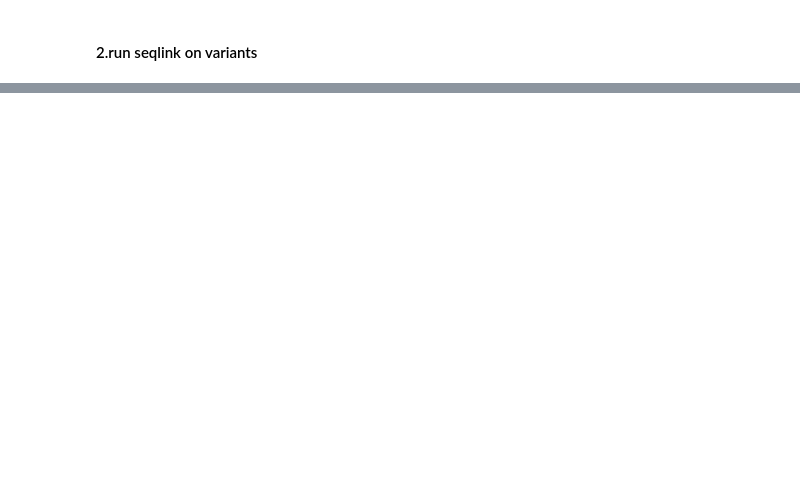
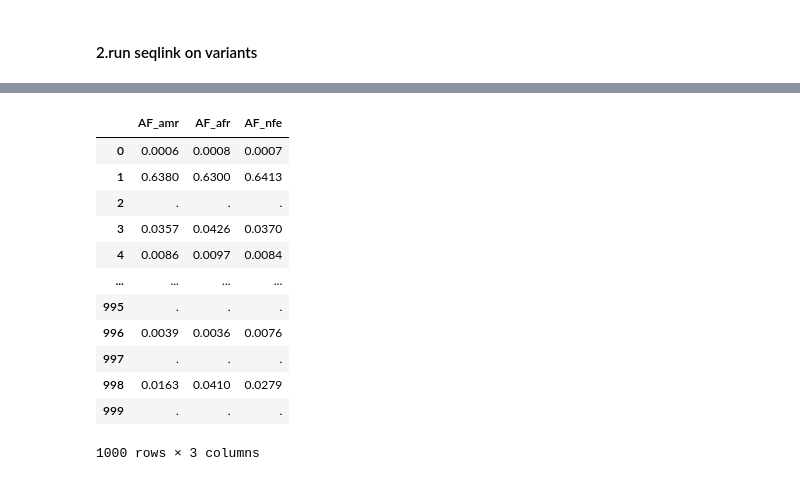
Before and after one commit to gaow/SEQLinkage, a Jupyter notebook: nbs/index.ipynb, the cells around one changed output, grey strips where cells are left out. Cells and saved outputs as stored; diff of their text form; code cells hidden in the pictures; blank space fills up the shorter version.

```diff
--- a/nbs/index.ipynb
+++ b/nbs/index.ipynb
@@ -70,0 +225,16 @@ argparse.ArgumentError: argument -h/--help: conflicting option strings: -h, --he
+# %%
+anno.loc[:,['AF_amr', 'AF_afr', 'AF_nfe']]
+# %% [output]
+|  | AF_amr | AF_afr | AF_nfe |
+| 0 | 0.0006 | 0.0008 | 0.0007 |
+| 1 | 0.6380 | 0.6300 | 0.6413 |
+| 2 | . | . | . |
+| 3 | 0.0357 | 0.0426 | 0.0370 |
+| 4 | 0.0086 | 0.0097 | 0.0084 |
+| ... | ... | ... | ... |
+| 995 | . | . | . |
+| 996 | 0.0039 | 0.0036 | 0.0076 |
+| 997 | . | . | . |
+| 998 | 0.0163 | 0.0410 | 0.0279 |
+| 999 | . | . | . |
+1000 rows × 3 columns
```
Also changed, not shown: parts of 25 cells of this notebook, 24 other files.
